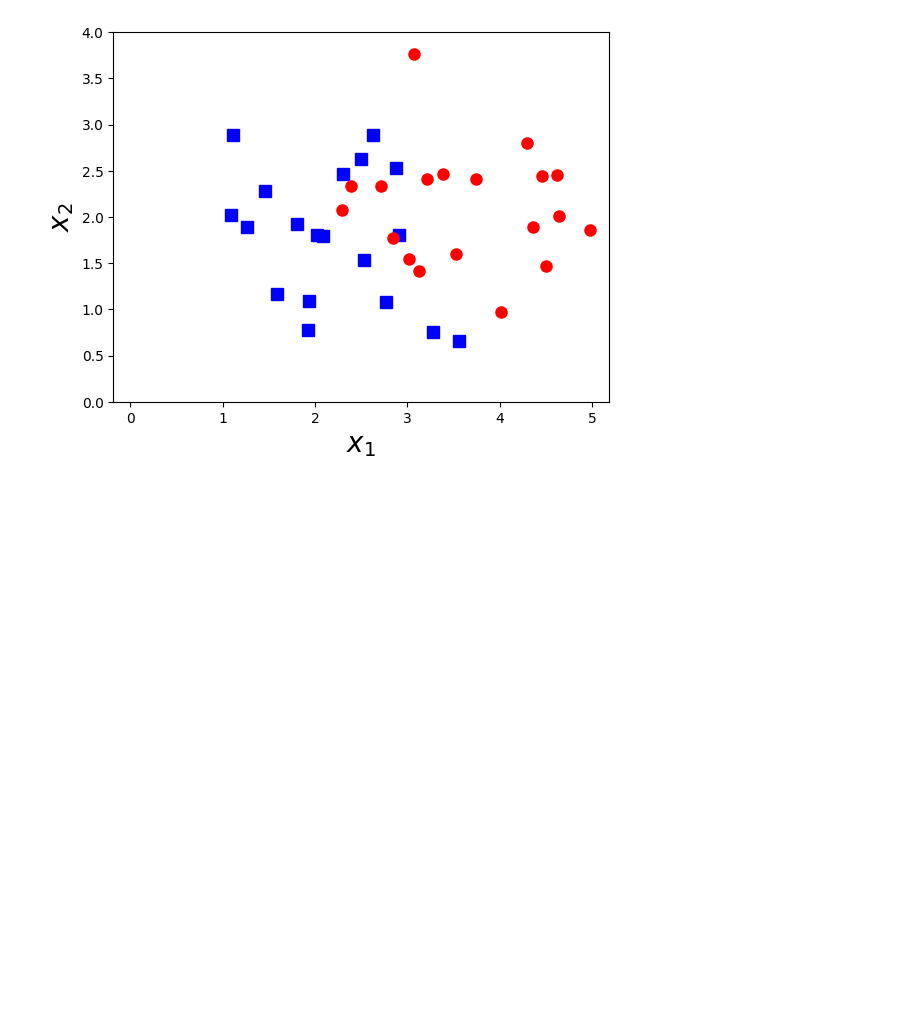
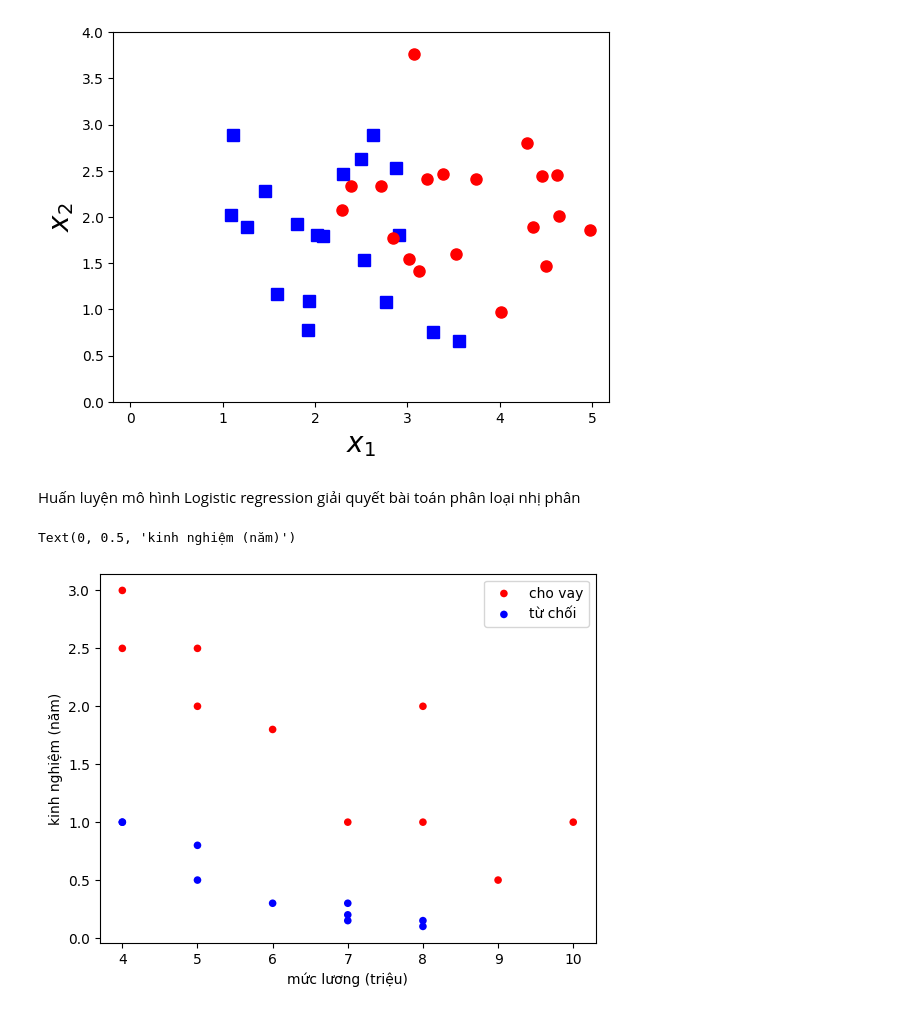
Before and after one commit to 24022452/machine_learning_homework, a Jupyter notebook: logistic_regression.ipynb, the cells around one changed output. Cells and saved outputs as stored; diff of their text form; code cells hidden in the pictures; blank space fills up the shorter version.

```diff
--- a/logistic_regression.ipynb
+++ b/logistic_regression.ipynb
@@ -102,3 +108,24 @@ plt.show()
 # %% [output]
 Ignoring fixed x limits to fulfill fixed data aspect with adjustable data limits.
 [figure]
+# %% [markdown]
+Huấn luyện mô hình Logistic regression giải quyết bài toán phân loại nhị phân
+# %%
+# Load data từ file csv
+data = pd.read_csv('data/raw/dataset.csv').values
+N, d = data.shape
+x = data[:, 0:d-1].reshape(-1, d-1)
+y = data[:, 2].reshape(-1, 1)
+# %%
+# Vẽ data bằng scatter
+x_cho_vay = x[y[:,0]==1]
+x_tu_choi = x[y[:,0]==0]
+
+plt.scatter(x_cho_vay[:, 0], x_cho_vay[:, 1], c='red', edgecolors='none', s=30, label='cho vay')
+plt.scatter(x_tu_choi[:, 0], x_tu_choi[:, 1], c='blue', edgecolors='none', s=30, label='từ chối')
+plt.legend(loc=1)
+plt.xlabel('mức lương (triệu)')
+plt.ylabel('kinh nghiệm (năm)')
+# %% [output]
+Text(0, 0.5, 'kinh nghiệm (năm)')
+[figure, added]
```
Also changed, not shown: parts of 6 cells of this notebook, 2 other files.
